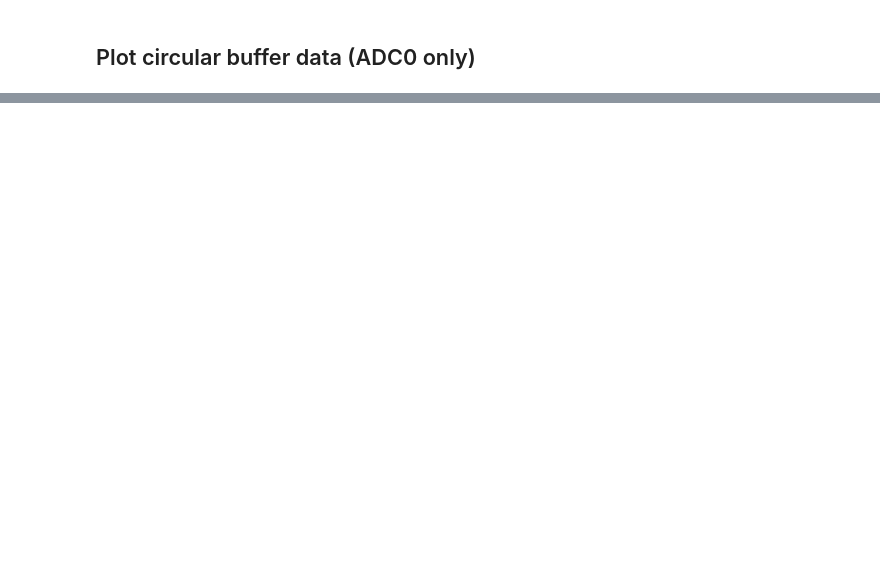
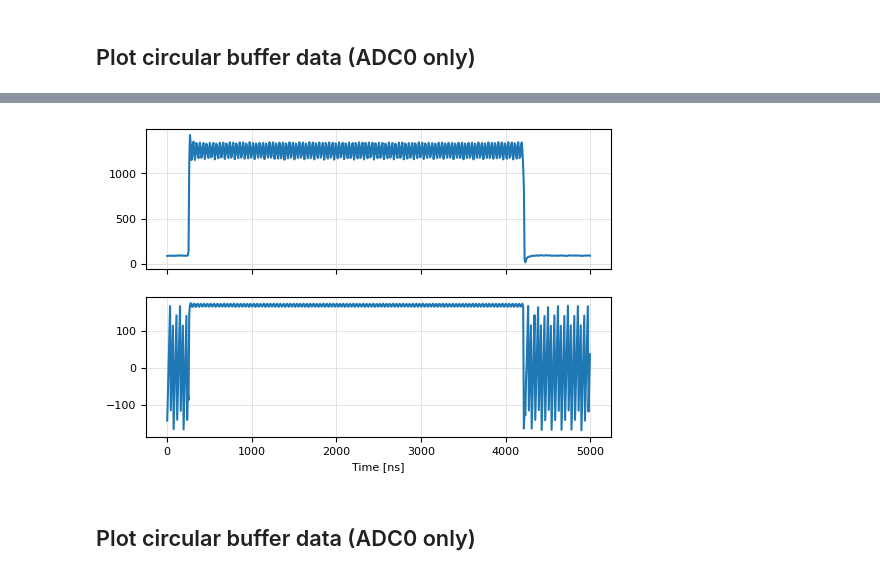
Before and after one commit to BerkeleyLab/uspas_llrf, a Jupyter notebook: python/test.ipynb, the cells around one changed output, grey strips where cells are left out. Cells and saved outputs as stored; diff of their text form; code cells hidden in the pictures; blank space fills up the shorter version.

```diff
--- a/python/test.ipynb
+++ b/python/test.ipynb
@@ -82,0 +122,19 @@ df_mp['Phase [deg]'].plot(title='ADC0 Phase');
+# %%
+ddc = DDC(num=3, den=14)
+adc_data = read_raw_adcs()['adc0'].values
+ddc_data = ddc.calc_ddc_raw(adc_data)
+# %%
+amp, phs = np.abs(ddc_data), np.angle(ddc_data, deg=True)
+
+df = pd.DataFrame(np.array([amp, phs]).T, columns=['Amp [cnt]', 'Phase [deg]'])
+df['Time [ns]'] = np.arange(ddc_data.shape[-1]) * llrf.dsp_clk_cycle
+df.set_index('Time [ns]', inplace=True)
+# %%
+df = df.loc[:5000]
+fig, axes = plt.subplots(2, sharex=True)
+df['Amp [cnt]'].plot(ax=axes[0])
+df['Phase [deg]'].plot(ax=axes[1]);
+# %% [output]
+[figure, added]
+# %% [markdown]
+## Plot circular buffer data (ADC0 only)
```
Also changed, not shown: parts of 21 cells of this notebook, 1 other file.
